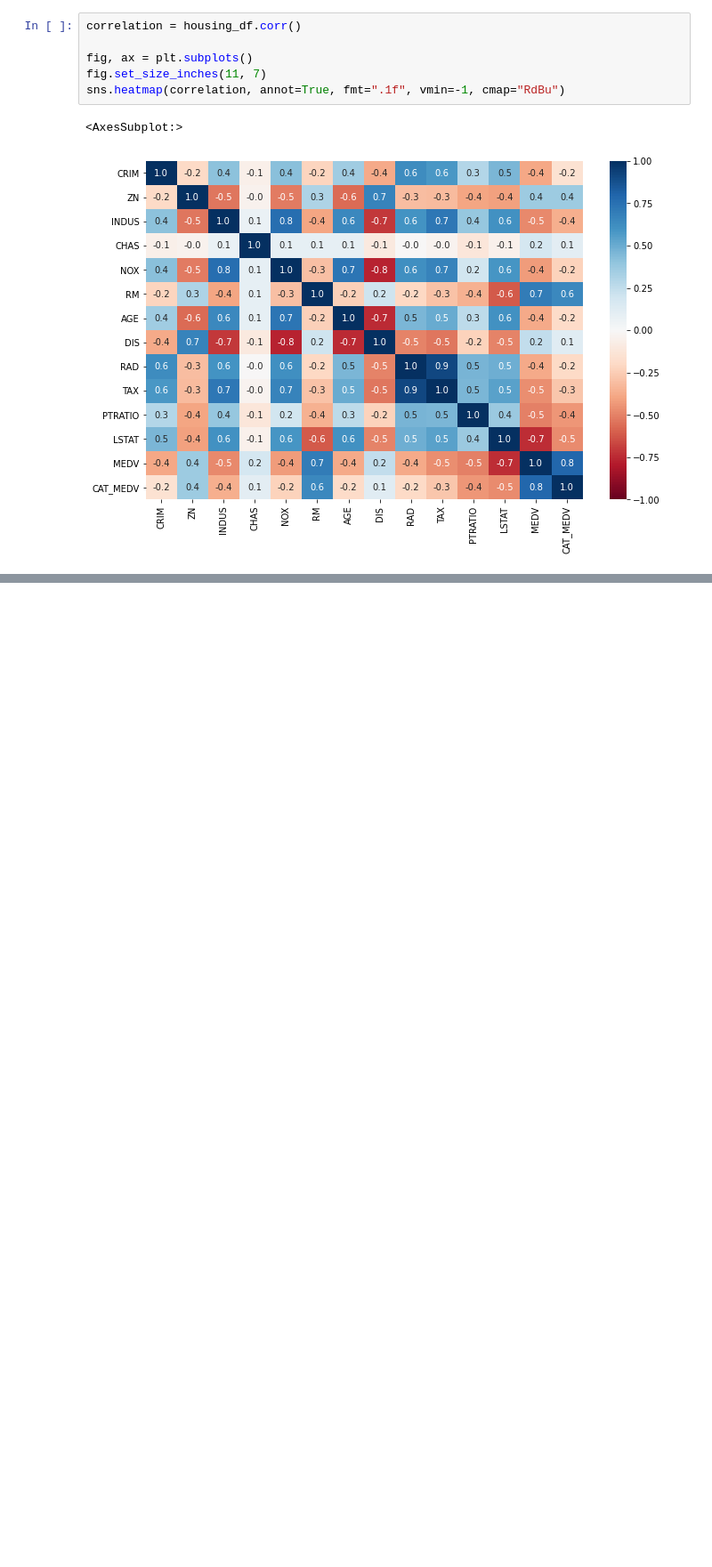
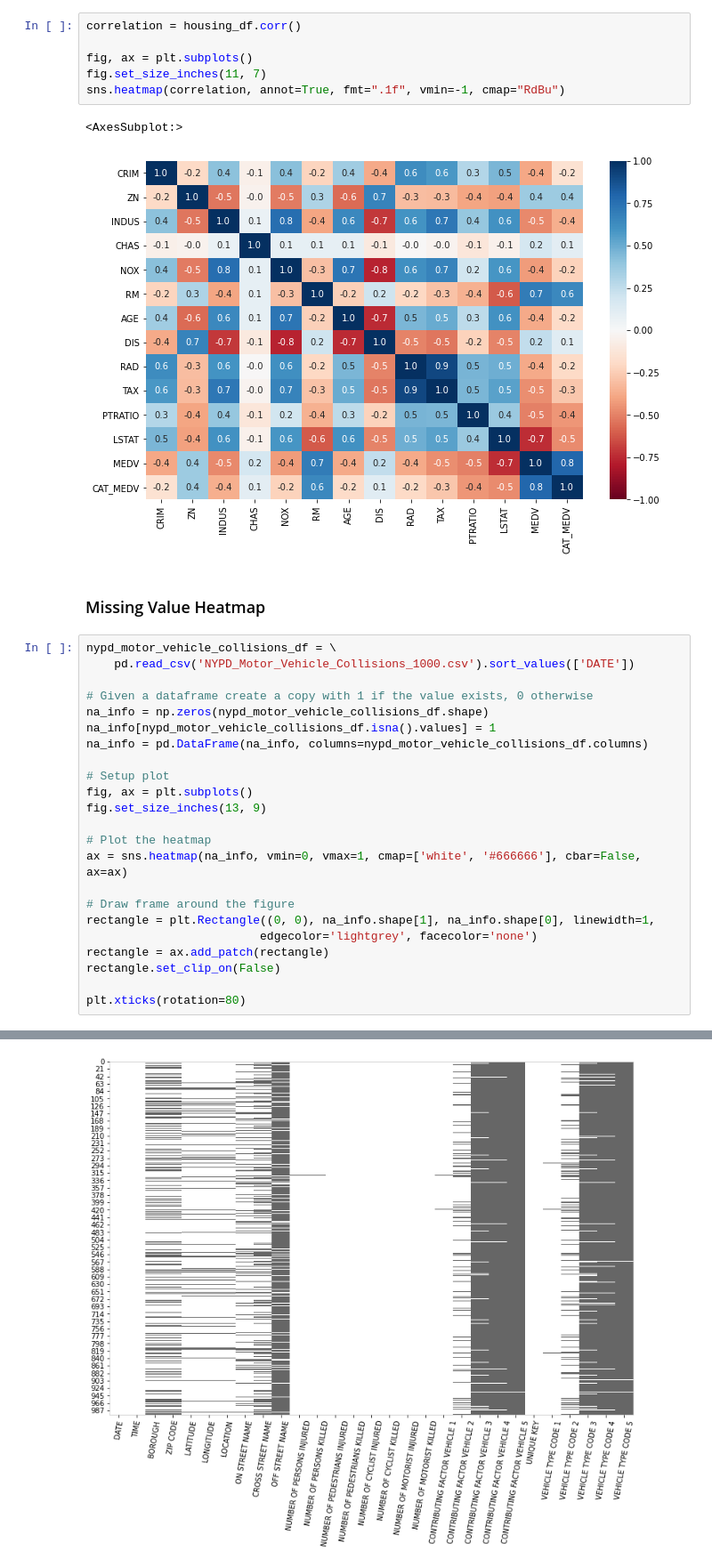
Before and after one commit to skyegrey/calescence, a Jupyter notebook: chapter-3/data-visualization.ipynb, the cells around one changed output, grey strips where cells are left out. Shown at 89% size. Saved outputs shown, nothing was run; the diff lists cells and outputs as text; blank space fills up the shorter version.

Commit message:
Added a missing values heatmap

```diff
--- a/chapter-3/data-visualization.ipynb
+++ b/chapter-3/data-visualization.ipynb
@@ -159,3 +159,29 @@ sns.heatmap(correlation, annot=True, fmt=".1f", vmin=-1, cmap="RdBu")
 # %% [output]
 <AxesSubplot:>
 [figure]
+# %% [markdown]
+### Missing Value Heatmap
+# %%
+nypd_motor_vehicle_collisions_df = \
+    pd.read_csv('NYPD_Motor_Vehicle_Collisions_1000.csv').sort_values(['DATE'])
+
+# Given a dataframe create a copy with 1 if the value exists, 0 otherwise
+na_info = np.zeros(nypd_motor_vehicle_collisions_df.shape)
+na_info[nypd_motor_vehicle_collisions_df.isna().values] = 1
+na_info = pd.DataFrame(na_info, columns=nypd_motor_vehicle_collisions_df.columns)
+
+# Setup plot
+fig, ax = plt.subplots()
+fig.set_size_inches(13, 9)
+
+# Plot the heatmap
+ax = sns.heatmap(na_info, vmin=0, vmax=1, cmap=['white', '#666666'], cbar=False, ax=ax)
+
+# Draw frame around the figure
+rectangle = plt.Rectangle((0, 0), na_info.shape[1], na_info.shape[0], linewidth=1,
+                         edgecolor='lightgrey', facecolor='none')
+rectangle = ax.add_patch(rectangle)
+rectangle.set_clip_on(False)
+
+plt.xticks(rotation=80)
+# %% [output]
@@ -161,0 +205 @@ sns.heatmap(correlation, annot=True, fmt=".1f", vmin=-1, cmap="RdBu")
+[figure, added]
```
Also changed, not shown: parts of 2 cells of this notebook.
